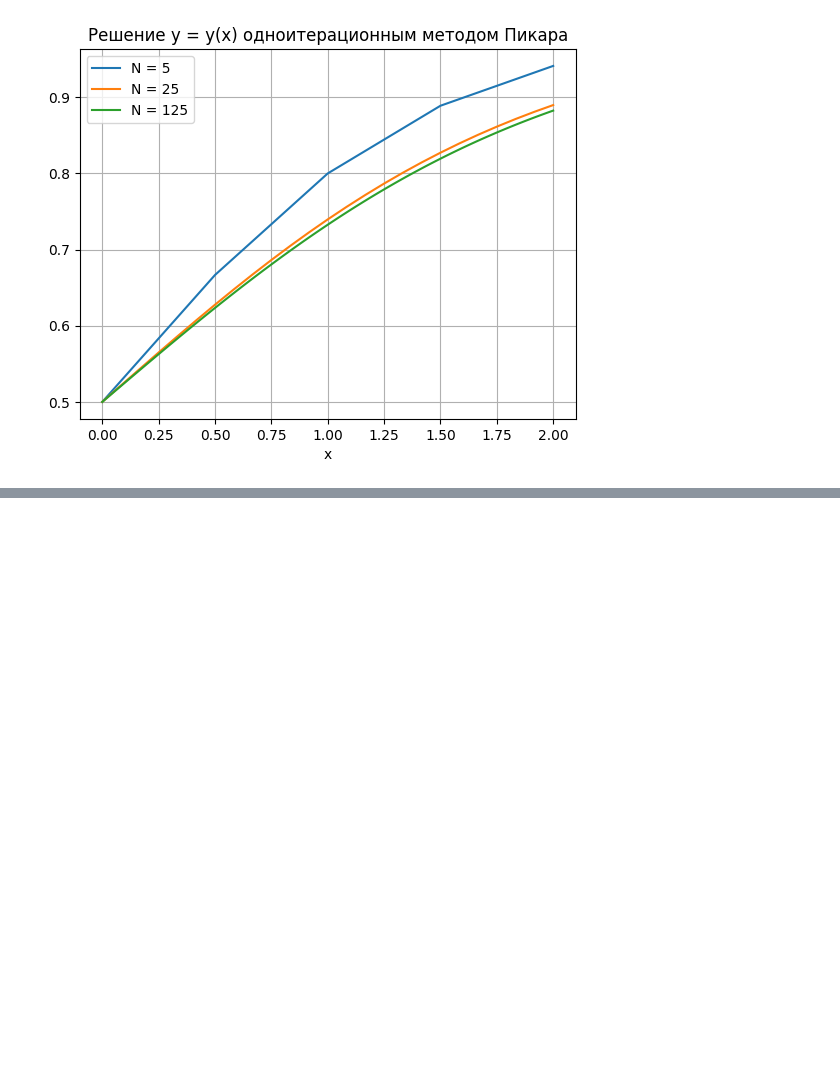
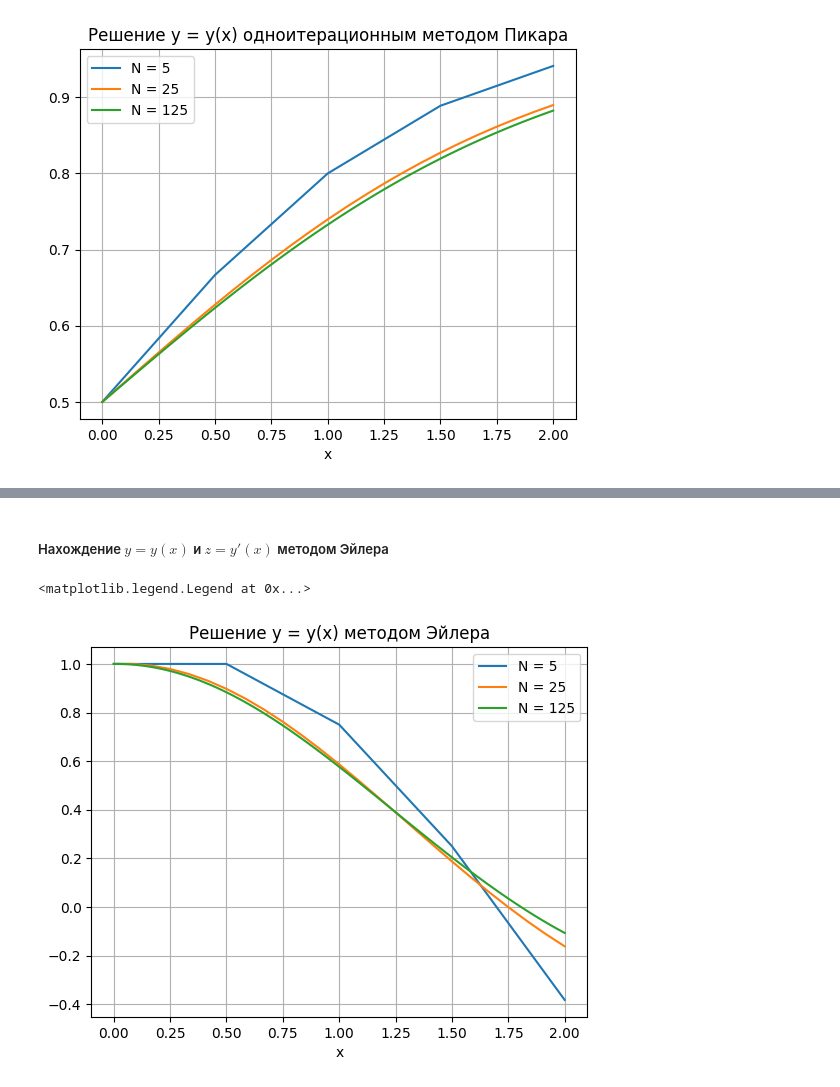
Before and after one commit to azizka85/Numerical-Methods, a Jupyter notebook: notebooks/12_nonlinear_ode.ipynb, the cells around one changed output, grey strips where cells are left out. Saved outputs shown, nothing was run; the diff lists cells and outputs as text; code cells hidden in the pictures; blank space fills up the shorter version.

```diff
--- a/notebooks/12_nonlinear_ode.ipynb
+++ b/notebooks/12_nonlinear_ode.ipynb
@@ -126,0 +241,28 @@ plt.legend()
+# %% [markdown]
+##### Нахождение $y = y(x)$ и $z = y'(x)$ методом Эйлера
+# %%
+def f(x: float, y: np.ndarray[float]) -> np.ndarray[float]:
+    fx = np.zeros(len(y))
+
+    fx[0] = y[1]
+    fx[1] = -y[0] - 0.5*(y[0]**2 - 1)
+
+    return fx
+
+a = 0.
+b = 2.
+
+ya = np.array([1., 0.])
+
+re = [euler(f, a, b, ya, n) for n in N]
+# %%
+for i in range(len(N)):
+    plt.plot(re[i][0], re[i][1][:, 0], label=f'N = {N[i]}')
+
+plt.title("Решение y = y(x) методом Эйлера")
+plt.xlabel('x')
+plt.grid()
+plt.legend()
+# %% [output]
+<matplotlib.legend.Legend at 0x...>
+[figure, added]
```
Also changed, not shown: parts of 19 cells of this notebook, 1 other file.
